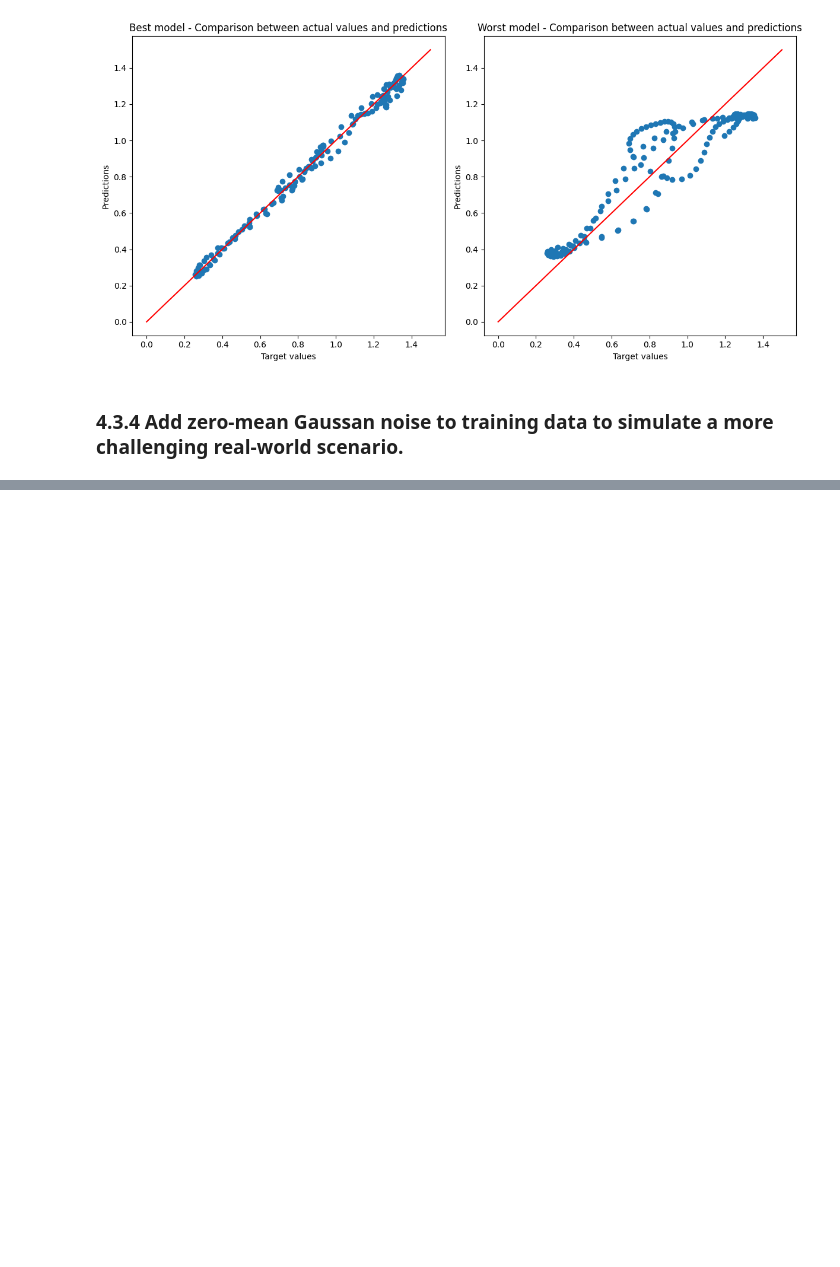
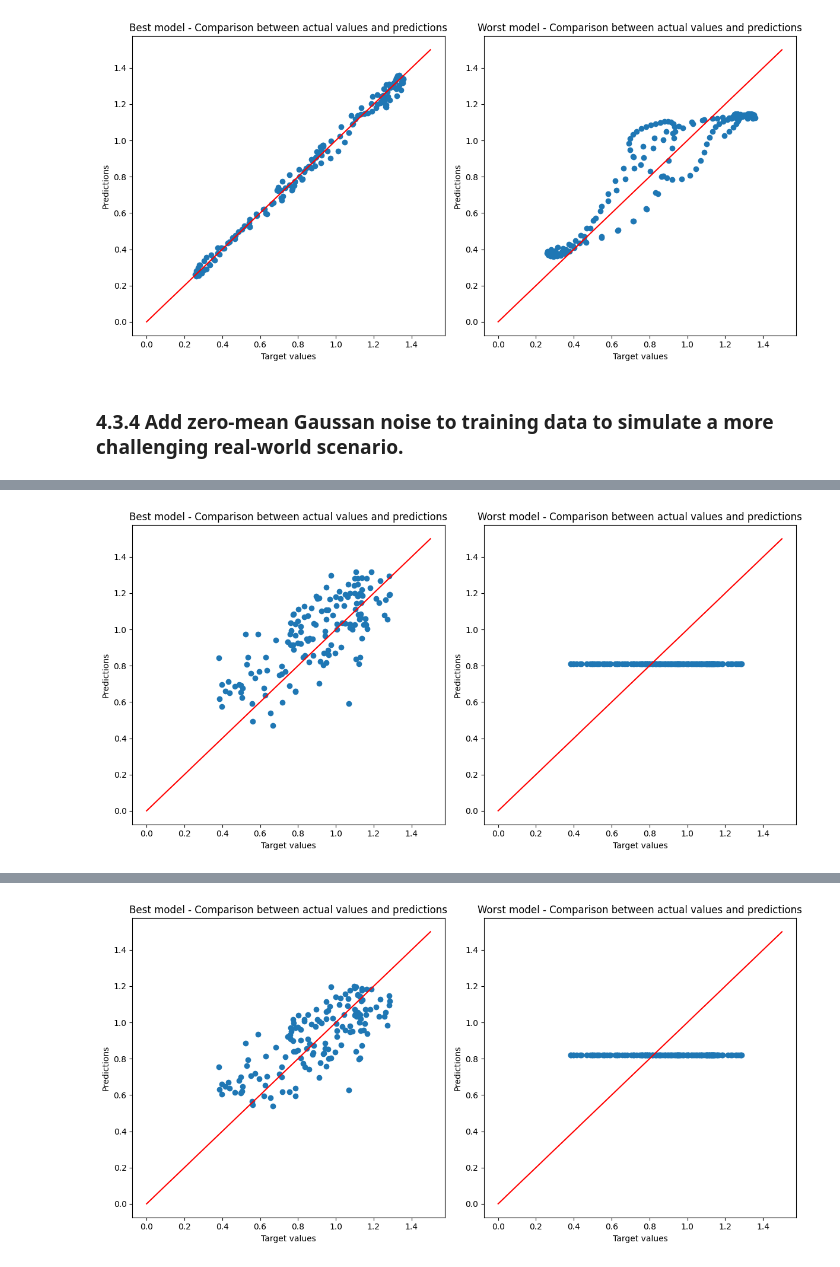
Before and after one commit to Seyoooo/ANNandDAlabs, a Jupyter notebook: Lab1b/lab1b-4_3-Pablo.ipynb, the cells around one changed output, grey strips where cells are left out. Drawn from its saved outputs; the diff is of its cells as text; code cells hidden in the pictures; blank space fills up the shorter version.

```diff
--- a/Lab1b/lab1b-4_3-Pablo.ipynb
+++ b/Lab1b/lab1b-4_3-Pablo.ipynb
@@ -443,3 +443,12 @@ Worst model MSE: 0.021668292582035065
 [figure]
 # %% [markdown]
 ### 4.3.4 Add zero-mean Gaussan noise to training data to simulate a more challenging real-world scenario.
+# %%
+import os
+path = os.path.abspath('C:\\Users\\pablo\\Desktop\\Carrera Inf\\4º de carrera\\ANN and DA\\LAB\\ANNandDAlabs\\Lab1b\\models\\2023_09_14_19_41_11\\best_model.keras')
+modelo = tf.keras.models.load_model(path)
+best_case = [0.0013391255401074887, 5, 4, 0.1, modelo, 8.259656763076782, 75.2]
+
+path = os.path.abspath('C:\\Users\\pablo\\Desktop\\Carrera Inf\\4º de carrera\\ANN and DA\\LAB\\ANNandDAlabs\\Lab1b\\models\\2023_09_14_19_41_11\\worst_model.keras')
+modelo = tf.keras.models.load_model(path)
+worst_case = [0.022229235246777536, 3, 2, 0.0001, modelo, 157.57492942810057, 1205.2]
@@ -585,28 +629,32 @@ file.close()
 # %%
 #Este codigo esta listo en principio
-y_pred_best = best_case[4].predict(validation_X)
-y_pred_worst = worst_case[4].predict(validation_X)
+for i in range (0,2):
+    print(i)
 
-plt.figure(figsize=(12, 6))
+    y_pred_best = best_case[i][4].predict(noisy_validation_X)
+    y_pred_worst = worst_case[i][4].predict(noisy_validation_X)
 
-plt.subplot(1, 2, 1)
-plt.scatter(validation_y, y_pred_best)
-plt.xlabel("Target values")
-plt.ylabel("Predictions")
-plt.title("Best model - Comparison between actual values and predictions")
+    plt.figure(figsize=(12, 6))
 
-x_line = np.linspace(0, 1.5, 100)
-y_line = x_line
+    plt.subplot(1, 2, 1)
+    plt.scatter(validation_y, y_pred_best)
+    plt.xlabel("Target values")
+    plt.ylabel("Predictions")
+    plt.title("Best model - Comparison between actual values and predictions")
 
-plt.plot(x_line, y_line, color='red', linestyle='-')
+    x_line = np.linspace(0, 1.5, 100)
+    y_line = x_line
 
-plt.subplot(1, 2, 2)
-plt.scatter(validation_y, y_pred_worst)
-plt.xlabel("Target values")
-plt.ylabel("Predictions")
-plt.title("Worst model - Comparison between actual values and predictions")
-plt.plot(x_line, y_line, color='red', linestyle='-')
+    plt.plot(x_line, y_line, color='red', linestyle='-')
 
-plt.tight_layout()
+    plt.subplot(1, 2, 2)
+    plt.scatter(validation_y, y_pred_worst)
+    plt.xlabel("Target values")
+    plt.ylabel("Predictions")
+    plt.title("Worst model - Comparison between actual values and predictions")
+    plt.plot(x_line, y_line, color='red', linestyle='-')
 
-plt.show()
+    plt.tight_layout()
+
+    plt.show()
+# %% [output]
@@ -612,0 +664 @@ plt.show()
+[figure, added]
@@ -612,0 +668 @@ plt.show()
+[figure, added]
```
Also changed, not shown: parts of 4 cells of this notebook, 12 other files.
